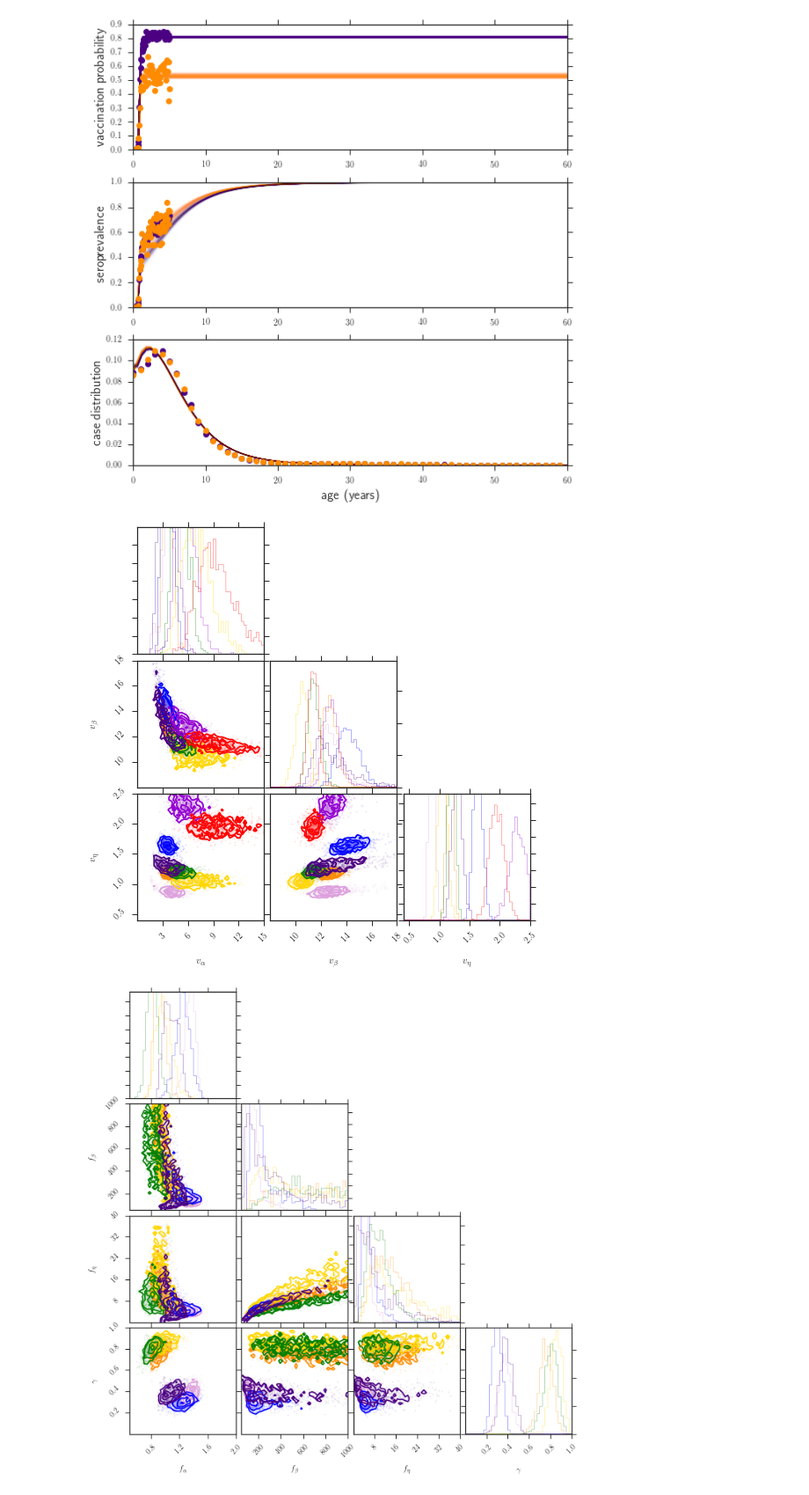
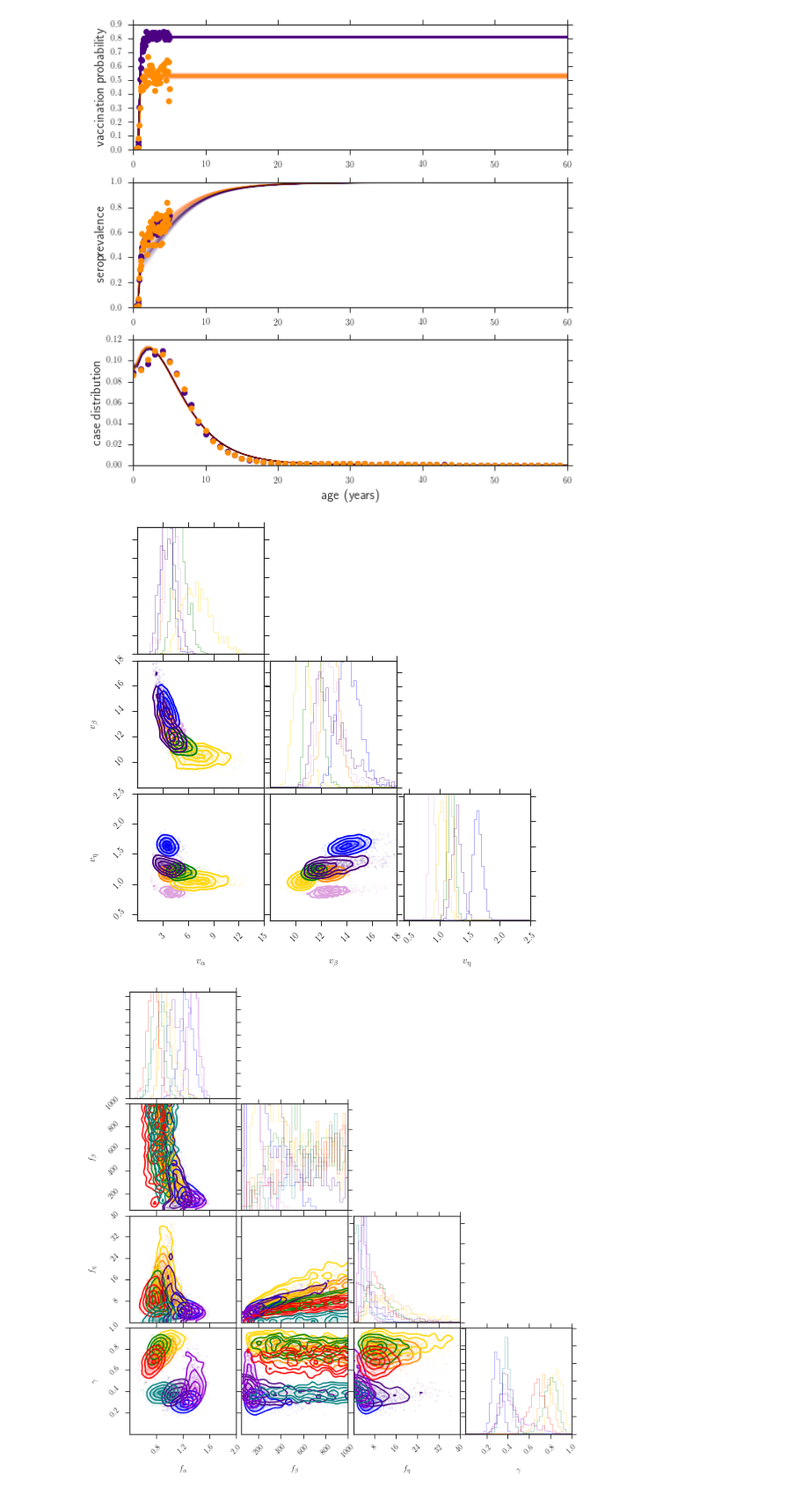
Before and after one commit to lmaesampson/CompetingRates, a Jupyter notebook: Code/Figures.ipynb, the cells around one changed output. Shown at 88% size. Saved outputs shown, nothing was run; the diff lists cells and outputs as text; code cells hidden in the pictures.

Commit message:
Figures code and paper updated

```diff
--- a/Code/Figures.ipynb
+++ b/Code/Figures.ipynb
@@ -398,7 +398,7 @@ plt.savefig('vsc_simdata_vaxcase.pdf')
 #country order: Katanga, Equateur, maniema, orientale, bandundu, kasaiocc, nkivu, skivu, (kasaior), (bascongo) (Kinshasa)
 colors = ['darkorange','gold','green','blue','indigo','darkviolet','red','teal','grey']
 burnin = 2000
-loc_subset = ['EQUATEUR','MANIEMA','ORIENTALE','BANDUNDU','KASAIOCC','NKIVU','SKIVU']#(0.5,4.),(500.,4500.),(0.,100.),(0.,1.)
+loc_subset = ['EQUATEUR','MANIEMA','ORIENTALE','BANDUNDU','KASAIOCC']#(0.5,4.),(500.,4500.),(0.,100.),(0.,1.)
 #ranges = [(0.,4.),(10.,100.),(0.,20.),(0.,4.),(10.,100.),(0.,20.),(0.,1.)]
 
 
@@ -429,53 +429,54 @@ for prov in loc_subset:
     samples = np.array(samples)
     samples = samples.astype(float)
     csamp = samples[-1000:,0:3].copy()
-    corner.corner(csamp,range=ranges,no_fill_contours=True,bins=50,plot_density=False,plot_countours=False,color=c,fig=fig)
+    #corner.corner(csamp,range=ranges,no_fill_contours=True,bins=50,plot_density=False,plot_countours=False,color=c,fig=fig)
+    corner.corner(csamp,range=ranges,no_fill_contours=True,bins=50,smooth=True,plot_density=False,plot_countours=False,color=c,fig=fig)
     j += 1
 
 fig.savefig('cornerplotvparams.pdf')
 # %% [output]
-[figure, old version]
+[figure, new version]
 # %%
-#country order: Katanga, Equateur, maniema, orientale, bandundu, kasaiocc, nkivu, skivu, (kasaior), (bascongo) (Kinshasa)
+#country order: Katanga, Equateur, maniema, orientale, bandundu, kasaiocc, nkivu, skivu, (bascongo) (Kinshasa)
 colors = ['darkorange','gold','green','blue','indigo','darkviolet','red','teal','grey']
 burnin = 2000
-loc_subset = ['EQUATEUR','MANIEMA','ORIENTALE','BANDUNDU','KASAIOCC']#,'NKIVU','SKIVU']#(0.5,4.),(500.,4500.),(0.,100.),(0.,1.)
+loc_subset = ['EQUATEUR','MANIEMA','ORIENTALE','BANDUNDU','KASAIOCC','KASAIOR','NKIVU','SKIVU']#(0.5,4.),(500.,4500.),(0.,100.),(0.,1.)
 #ranges = [(0.,4.),(10.,100.),(0.,20.),(0.,4.),(10.,100.),(0.,20.),(0.,1.)]
 
 
-ranges = [(0.5,2.),(50.,1000.),(0.,40.),(0.,1.)]
+ranges = [(0.4,2.),(50.,1000.),(0.,40.),(0.,1.)]
 samples = []
 i = 0
 for line in open('chains/DRCLab/sero/KATANGA/chain_1.txt','r'):
     sample = line.split()
     if i> burnin:
         samples.append(sample)
     i += 1
 samples = np.array(samples)
 samples = samples.astype(float)
 csamp = samples[-1000:,3:7].copy()
 fig = corner.corner(csamp,normed=True,color='plum',labels=[r"$f_\alpha$", r"$f_\beta$", r"$f_\eta$",r"$\gamma$"], \
                     bins=50,range=ranges)
 
 j = 0
 for prov in loc_subset:
     samples = []
     c = colors[j]
     i = 0
     for line in open('chains/DRCLab/sero/'+prov+'/chain_1.txt','r'):
         sample = line.split()
         if i> burnin:
             samples.append(sample)
         i += 1
     samples = np.array(samples)
     samples = samples.astype(float)
     csamp = samples[-1000:,3:7].copy()
-    corner.corner(csamp,range=ranges,no_fill_contours=True,bins=40,plot_density=False,plot_countours=False,color=c,fig=fig)
+    corner.corner(csamp,range=ranges,no_fill_contours=True,bins=40,smooth=True,plot_density=False,plot_countours=False,color=c,fig=fig)
     j += 1
 
 fig.savefig('cornerplotfparams.pdf')
 # %% [output]
-[figure, old version]
+[figure, new version]
 # %%
 #Now FOI and vax hazard for DRC provinces
 loc_subset = ['KATANGA','EQUATEUR','MANIEMA','ORIENTALE','BANDUNDU','KASAIOCC','NKIVU']
```
Also changed, not shown: parts of 16 cells of this notebook, 9 other files.
